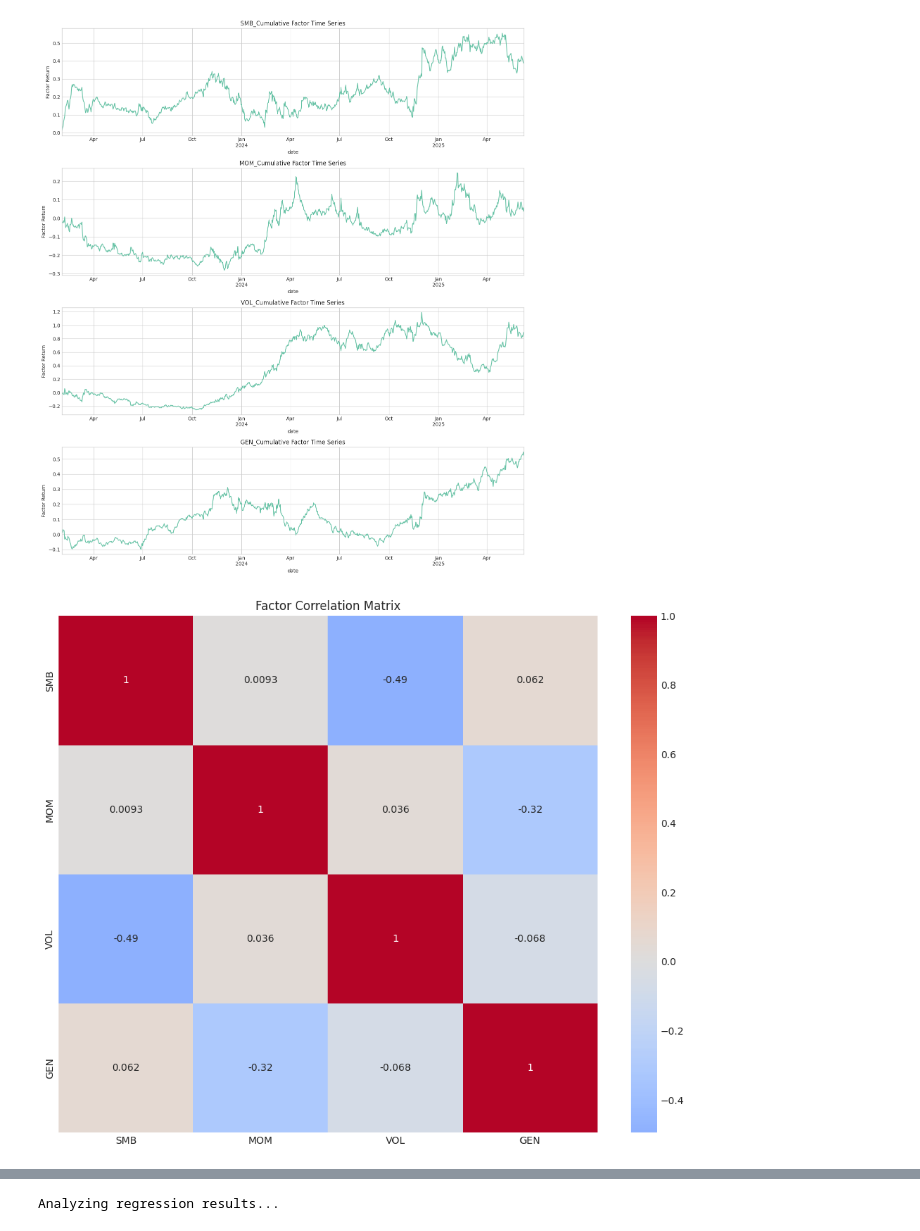
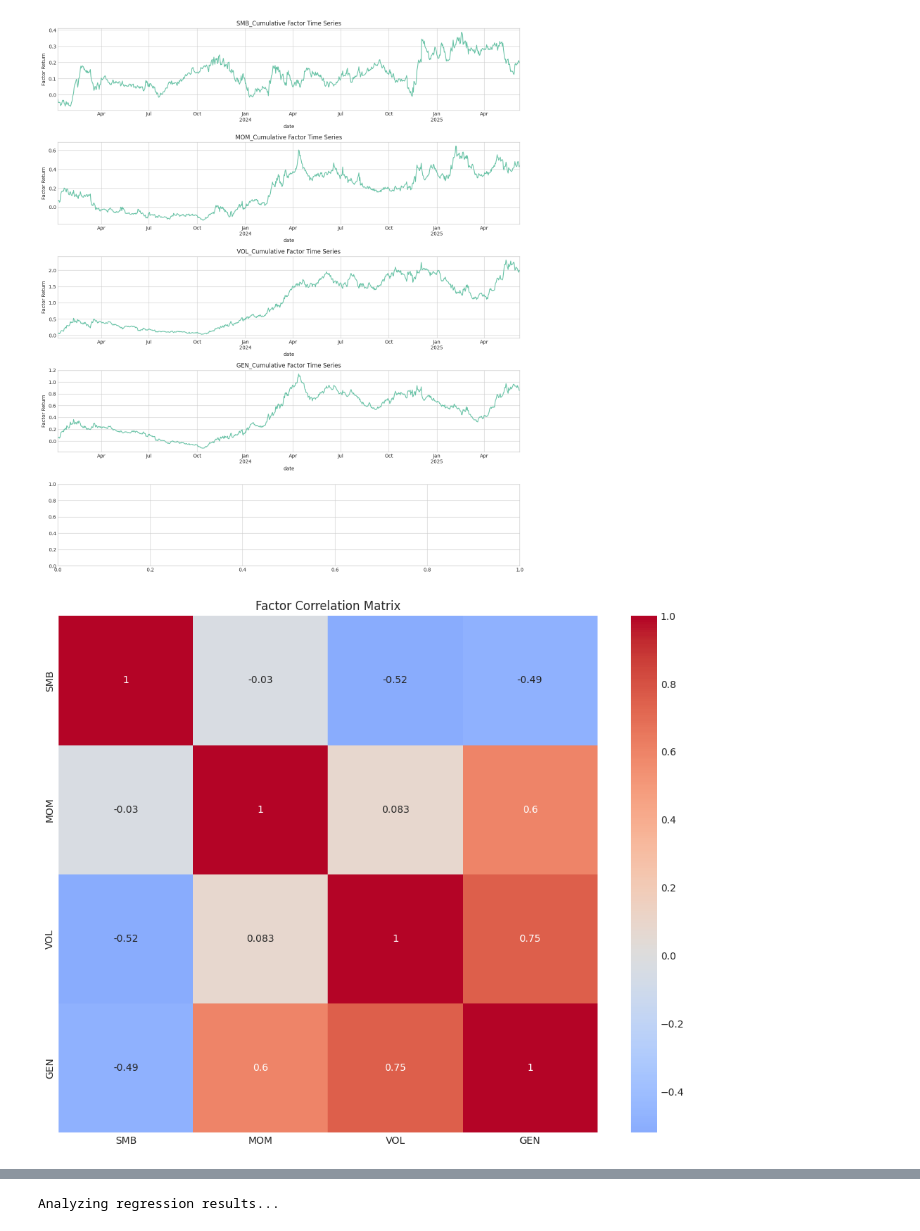
Before and after one commit to LazyPigPig/factor-research, a Jupyter notebook: 20250606_Multifactor_regress_analize.ipynb, the cells around one changed output, grey strips where cells are left out. Cells and saved outputs as stored; diff of their text form; code cells hidden in the pictures.

```diff
--- a/20250606_Multifactor_regress_analize.ipynb
+++ b/20250606_Multifactor_regress_analize.ipynb
@@ -166,35 +102,40 @@ data[data['symbol'] == 'BTC/USDT:USDT']
 # %%
 # """数据预处理：计算收益率和特征"""
 print("Preprocessing data...")
-# 计算下一日收益率
-data['next_day_return'] = data.groupby('symbol')['close'].shift(-1).div(data['close']) - 1
-data['to_day_return'] = data.groupby('symbol')['close'].pct_change()
-
+# 确保日期格式正确
+data['date'] = pd.to_datetime(data['date'])
+data.sort_values(['symbol', 'date'], inplace=True)
+# 计算日收益率
+data['return'] = data.groupby('symbol')['close'].pct_change()
 data['amount'] = data['close']*data['volume']
 
 
+### 单因子计算
+
 # 计算波动率
-data['volatility'] = data.groupby('symbol')['to_day_return'].transform(lambda x: x.rolling(window=10, min_periods=5).std())
+data['volatility'] = data.groupby('symbol')['return'].transform(lambda x: x.shift(1).rolling(window=10, min_periods=5).std())
 
 # 计算动量 过去10的动量，不计算当期动量
-data['momentum'] = data.groupby('symbol')['to_day_return'].transform(lambda x: x.rolling(window=10, min_periods=5).apply(lambda y: (1+y).prod()-1))
+data['momentum'] = data.groupby('symbol')['return'].transform(lambda x: x.shift(1).rolling(window=10, min_periods=5).apply(lambda y: (1+y).prod()-1))
 
 # 计算成交额
-data['amount'] = data.groupby('symbol')['amount'].transform(lambda x: x.rolling(window=10, min_periods=5).mean())
+data['amount'] = data.groupby('symbol')['amount'].transform(lambda x: x.shift(1).rolling(window=10, min_periods=5).mean())
 
 
-# 计算mf
-data['factor'] = data['p1'] + data['p2'] + data['p3']
-
+# 定义 Z-Score 函数（按日期横截面标准化）
+def zscore(group):
+    return (group - group.mean()) / group.std()
 
 # 对每个因子按日期横截面标准化
 data['volatility_z'] = data.groupby('date')['volatility'].transform(zscore)
 data['momentum_z'] = data.groupby('date')['momentum'].transform(zscore)
 data['amount_z'] = data.groupby('date')['amount'].transform(zscore)
-data['factor_z'] = data.groupby('date')['factor'].transform(zscore)
+
+data['general'] = (data['volatility_z'] + data['momentum_z'] + data['amount_z'])
+data['general_z'] = data.groupby('date')['general'].transform(zscore)
 
 # 计算市场收益率 (所有币种等权重平均)
-market_return = data.groupby('date')['to_day_return'].mean().reset_index()
+market_return = data.groupby('date')['return'].mean().reset_index()
 market_return.columns = ['date', 'market_return']
 data = pd.merge(data, market_return, on='date')
 data = data.dropna()
@@ -218,7 +159,7 @@ Preprocessing data...
 print("Calculating factors return...")
 
 # 市场因子 (Market Factor)
-market_factor = data.groupby('date')['next_day_return'].mean().reset_index()
+market_factor = data.groupby('date')['return'].mean().reset_index()
 market_factor.columns = ['date', 'MKT']
 
 # 规模因子 (Size Factor)
@@ -230,7 +171,7 @@ for date, group in tqdm(data.groupby('date'), desc="Calculating size factor"):
     group = group.sort_values('amount_z')
     loser = group.iloc[-len(group)//3:]  # 大size
     winner = group.iloc[:len(group)//3]    # 小size
-    smb = winner['next_day_return'].mean() - loser['next_day_return'].mean()
+    smb = winner['return'].mean() - loser['return'].mean()
     size_factor.append({'date': date, 'SMB': smb})
 size_factor = pd.DataFrame(size_factor)
 
@@ -242,7 +183,7 @@ for date, group in tqdm(data.groupby('date'), desc="Calculating momentum factor"
     group = group.sort_values('momentum_z')
     winner = group.iloc[-len(group)//3:]  # 大mom
     loser = group.iloc[:len(group)//3]    # 小mom
-    mom = winner['next_day_return'].mean() - loser['next_day_return'].mean()
+    mom = winner['return'].mean() - loser['return'].mean()
     mom_factor.append({'date': date, 'MOM': mom})
 mom_factor = pd.DataFrame(mom_factor)
 
@@ -254,20 +195,20 @@ for date, group in tqdm(data.groupby('date'), desc="Calculating volatility facto
     group = group.sort_values('volatility_z')
     low_vol = group.iloc[:len(group)//3]   # 低波动率组
     high_vol = group.iloc[-len(group)//3:]  # 高波动率组
-    vol = high_vol['next_day_return'].mean() - low_vol['next_day_return'].mean()
+    vol = high_vol['return'].mean() - low_vol['return'].mean()
     vol_factor.append({'date': date, 'VOL': vol})
 vol_factor = pd.DataFrame(vol_factor)
 
 
-# a31
+# general
 general_factor = []
 for date, group in tqdm(data.groupby('date'), desc="Calculating general factor"):
     if len(group) < 10:
         continue
-    group = group.sort_values('factor_z')
+    group = group.sort_values('general_z')
     low_gen = group.iloc[:len(group)//3]
     high_gen = group.iloc[-len(group)//3:]
-    gen = high_gen['next_day_return'].mean() - low_gen['next_day_return'].mean()
+    gen = high_gen['return'].mean() - low_gen['return'].mean()
     general_factor.append({'date': date, 'GEN': gen})
 general_factor = pd.DataFrame(general_factor)
 
@@ -327,22 +268,22 @@ Performing single factor tests...
 # %%
 # 绘制因子时间序列
-fig, axes = plt.subplots(4, 1, figsize=(14, 16))
+fig, axes = plt.subplots(5, 1, figsize=(14, 16))
 for i, factor in enumerate(['SMB_Cumulative', 'MOM_Cumulative', 'VOL_Cumulative','GEN_Cumulative']):
     factors[factor].plot(ax=axes[i], title=f'{factor} Factor Time Series')
     axes[i].set_ylabel('Factor Return')
 plt.tight_layout()
 plt.savefig('factor_time_series.png', dpi=300)
 
 # # 绘制因子相关性热力图
 plt.figure(figsize=(10, 8))
 sns.heatmap(factors[['SMB', 'MOM', 'VOL', 'GEN']].corr(),
             annot=True, cmap='coolwarm', center=0)
 plt.title('Factor Correlation Matrix')
 plt.tight_layout()
 plt.savefig('factor_correlation.png', dpi=300)
 # %% [output]
-[figure, old version]
+[figure, new version]
-[figure, old version]
+[figure, new version]
 # %%
 print("Building factor portfolios...")
 n_portfolios = 10
```
Also changed, not shown: parts of 11 cells of this notebook, 1 other file.
